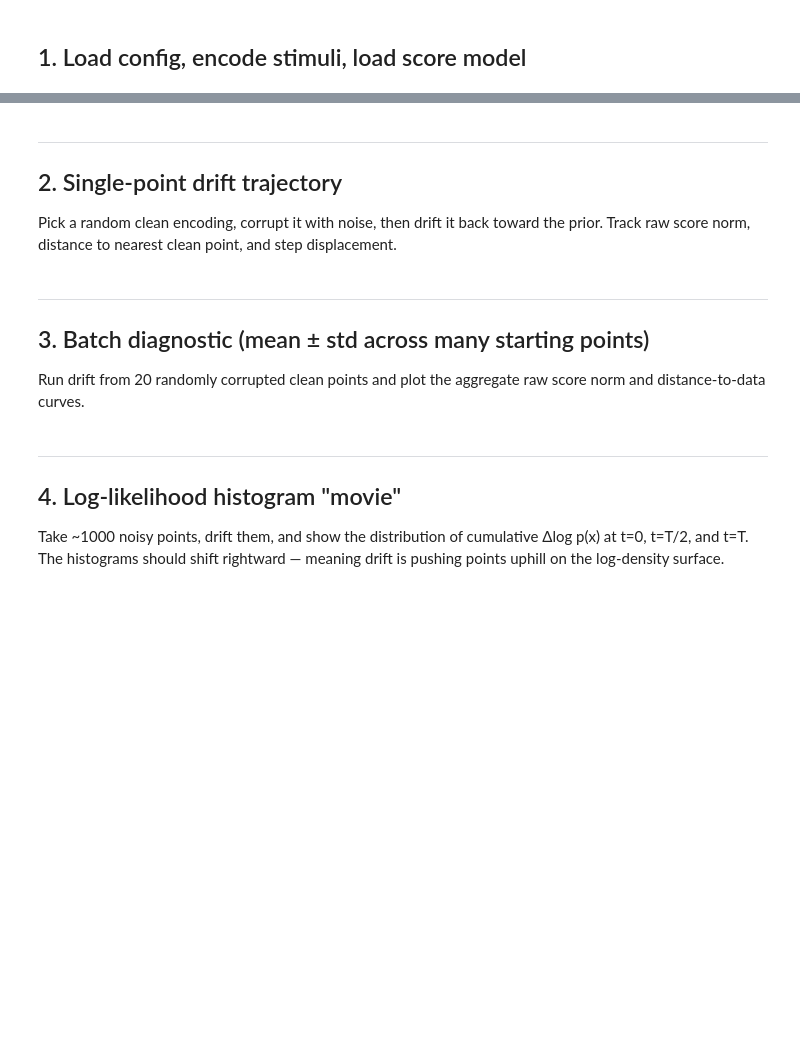
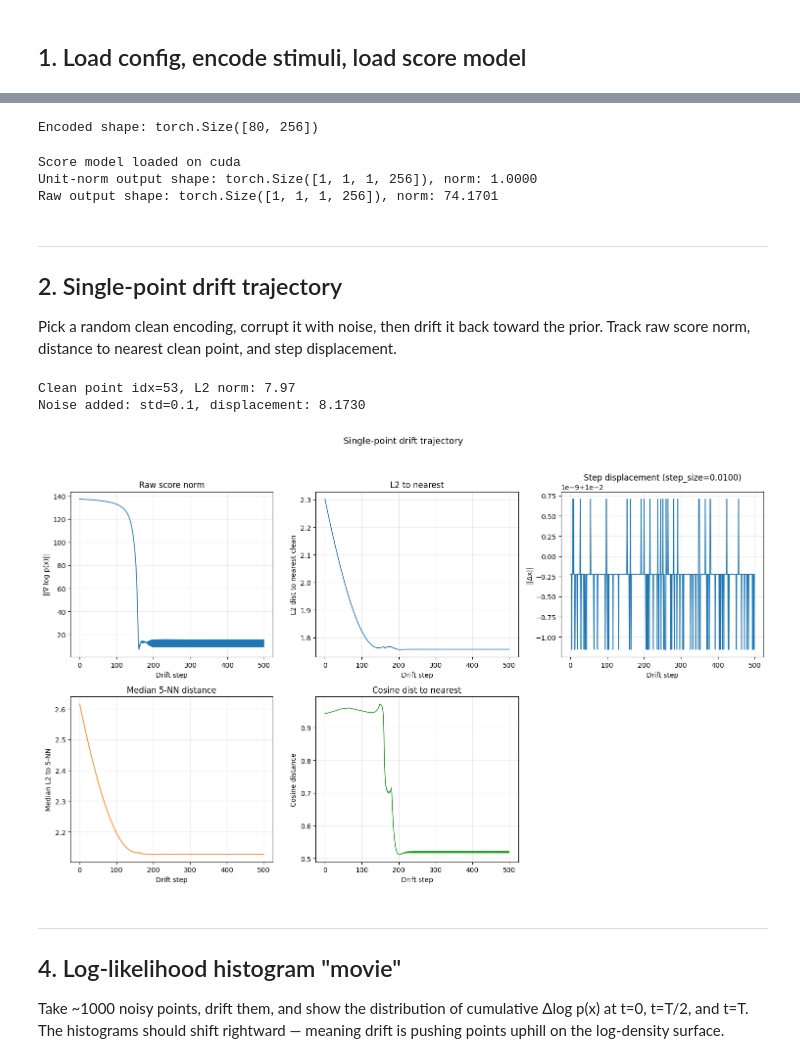
Before and after one commit to bjmedina/memory, a Jupyter notebook: notebooks/2026-03-10_drift-diagnostics.ipynb, the cells around one changed output, grey strips where cells are left out. Saved outputs shown, nothing was run; the diff lists cells and outputs as text; code cells hidden in the pictures; blank space fills up the shorter version.

```diff
--- a/notebooks/2026-03-10_drift-diagnostics.ipynb
+++ b/notebooks/2026-03-10_drift-diagnostics.ipynb
@@ -65,30 +69,27 @@ print(f"Stimuli: {len(all_files)},  Sequences: {len(exp_list)}")
 # %%
 encoder_type = repr_cfg["type"]
-layer   = repr_cfg.get("layer", None)
-pc_dims = repr_cfg.get("pc_dims", None)
+layer   = "PCs"
+pc_dims = 256
 
-NN_ENCODERS = {"kell2018", "resnet50"}
-encoder_task = "word_speaker_audioset" if encoder_type in NN_ENCODERS else "audioset"
+device = "cuda" if torch.cuda.is_available() else "cpu"
 
-encoder_cfg = dict(
-    encoder_type=encoder_type,
-    model_name=encoder_type,
-    task=encoder_task,
+
+pc_texture_model = AudioTextureEncoderPCA(
     statistics_dict=statistics_set.statistics,
-    model_params=model_params,
     pc_dims=pc_dims,
+    model_params=model_params_tm,
     sr=20000,
+    rms_level=0.01,
     duration=2.0,
-    rms_level=0.05,
-    time_avg=repr_cfg["time_avg"],
-    device="cuda",
+    device=device
 )
-if encoder_type in NN_ENCODERS:
-    encoder_cfg["layer"] = layer
 
-encoder = build_encoder(encoder_cfg)
+encoder = pc_texture_model
+
 X = encode_stimuli(encoder, all_files)
 print(f"Encoded shape: {X.shape}")
+# %% [output]
+Encoded shape: torch.Size([80, 256])
 # %%
 DEVICE = "cuda" if torch.cuda.is_available() else "cpu"
 
@@ -106,6 +107,10 @@ unit_out = score_fn.forward(x_test)
 raw_out  = score_fn.forward_raw(x_test)
 print(f"Unit-norm output shape: {unit_out.shape}, norm: {unit_out.reshape(-1).norm():.4f}")
 print(f"Raw output shape: {raw_out.shape}, norm: {raw_out.reshape(-1).norm():.4f}")
+# %% [output]
+Score model loaded on cuda
+Unit-norm output shape: torch.Size([1, 1, 1, 256]), norm: 1.0000
+Raw output shape: torch.Size([1, 1, 1, 256]), norm: 74.1701
 # %% [markdown]
 ---
 ## 2. Single-point drift trajectory
@@ -114,32 +119,31 @@ Pick a random clean encoding, corrupt it with noise, then drift it
 back toward the prior.  Track raw score norm, distance to nearest
 clean point, and step displacement.
 # %%
-NOISE_STD  = 0.3   # amount of corruption
-STEP_SIZE  = 0.001  # drift step size (match your runner's drift_step_size)
-N_STEPS    = 300    # drift iterations
+NOISE_STD  = 0.1   # amount of corruption
+STEP_SIZE  = 0.01  # drift step size (match your runner's drift_step_size)
+N_STEPS    = 500    # drift iterations
 
 # Pick a random clean point and add noise
-rng = np.random.default_rng(42)
+rng = np.random.default_rng(41)
 idx = rng.integers(len(X))
 x_clean = X[idx].to(DEVICE)
-x_noisy = x_clean + NOISE_STD * torch.randn_like(x_clean)
+x_noisy = NOISE_STD * torch.randn_like(x_clean)
 
 print(f"Clean point idx={idx}, L2 norm: {x_clean.norm():.2f}")
 print(f"Noise added: std={NOISE_STD}, displacement: {(x_noisy - x_clean).norm():.4f}")
 
 traj = drift_trajectory(
     score_model=score_fn,
     x_start=x_noisy,
     step_size=STEP_SIZE,
     n_steps=N_STEPS,
     X_clean=X.to(DEVICE),
     use_unit_norm=True,  # matches the runner
+    knn_k=5
 )
 
 plot_drift_diagnostic(traj, title="Single-point drift trajectory");
+# %% [output]
+Clean point idx=53, L2 norm: 7.97
+Noise added: std=0.1, displacement: 8.1730
+[figure, added]
-# %% [markdown]
----
-## 3. Batch diagnostic (mean ± std across many starting points)
-
-Run drift from 20 randomly corrupted clean points and plot
-the aggregate raw score norm and distance-to-data curves.
```
Also changed, not shown: parts of 6 cells of this notebook, 5 other files.
